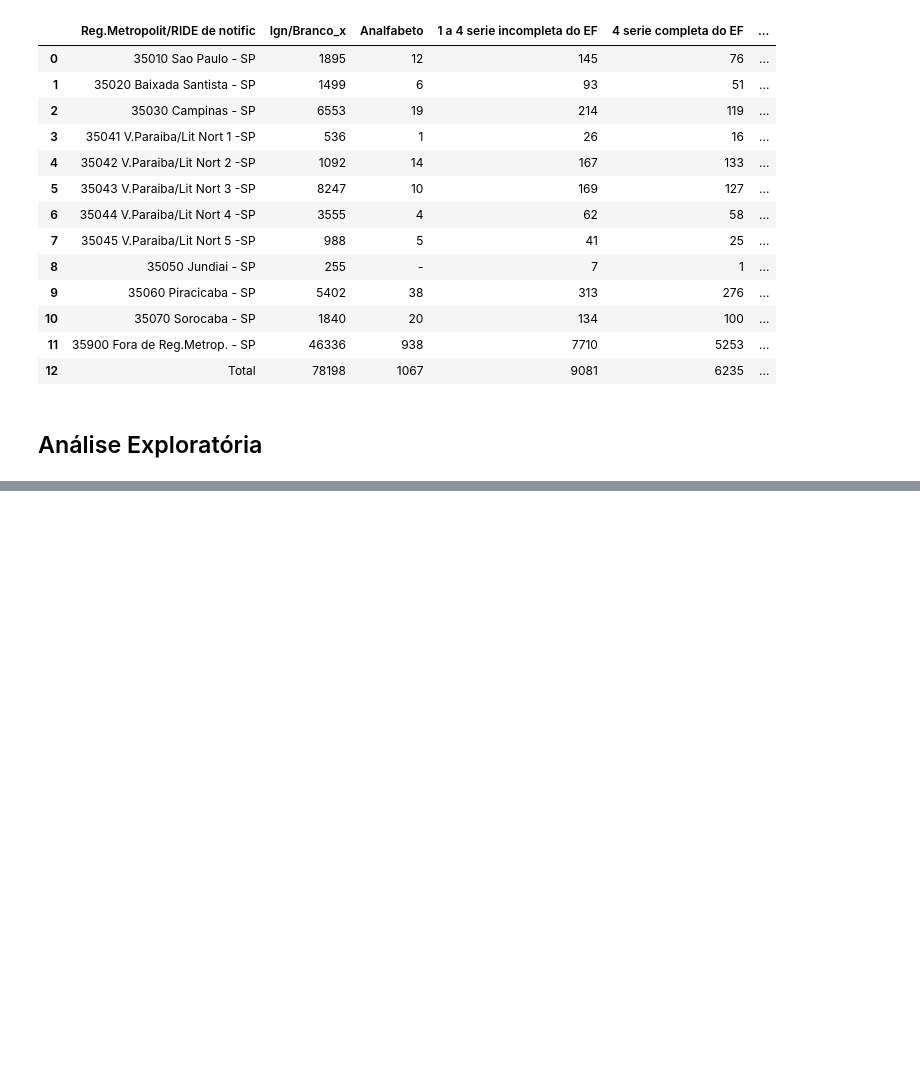
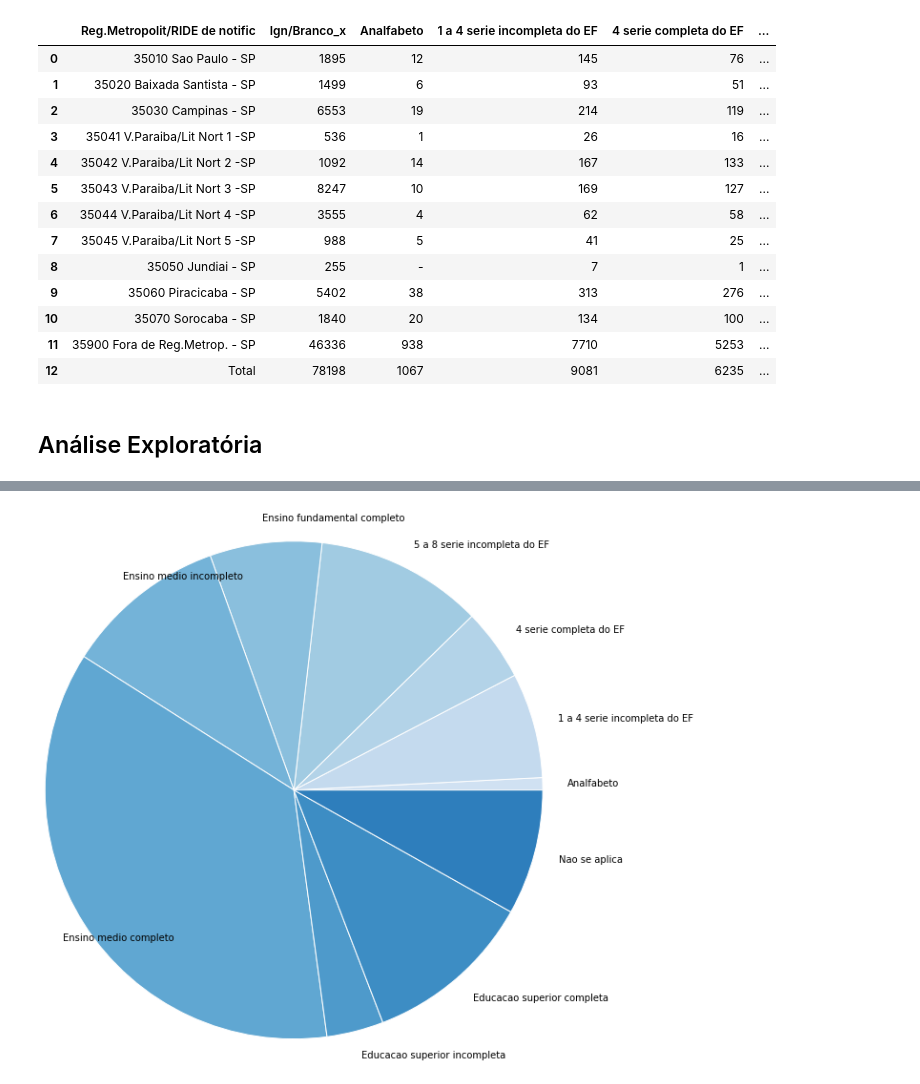
Before and after one commit to Guisor/Facens-IA-AnaliseExploratoria-Casos-Dengue-SP, a Jupyter notebook: Read_DataSources_Dengue.ipynb, the cells around one changed output, grey strips where cells are left out. Drawn from its saved outputs; the diff is of its cells as text; code cells hidden in the pictures; blank space fills up the shorter version.

```diff
--- a/Read_DataSources_Dengue.ipynb
+++ b/Read_DataSources_Dengue.ipynb
@@ -20,7 +21,7 @@ ds_raca
 | 11 | 35900 Fora de Reg.Metrop. - SP | 17020 | 103073 | 5314 | 999 | 27752 | 100 | 154258 |
 | 12 | Total | 32520 | 133032 | 7521 | 1290 | 36648 | 198 | 211209 |
 # %%
-ds_escolaridade = pd.read_csv('Escolaridade_Casos_2020.csv',  sep=';')
+ds_escolaridade = pd.read_csv('DataSource\Escolaridade_Casos_2020.csv',  sep=';')
 ds_escolaridade
 # %% [output]
 |  | Reg.Metropolit/RIDE de notific | Ign/Branco | Analfabeto | 1 a 4 serie incompleta do EF | 4 serie completa do EF | ... |
@@ -60,0 +81,19 @@ ds_dengue
+# %%
+#Dristribuiçãod dos casos por escolaridade
+x = ds_escolaridade.iloc[12][2:12]
+y = ['Analfabeto', '1 a 4 serie incompleta do EF', '4 serie completa do EF', '5 a 8 serie incompleta do EF',
+     'Ensino fundamental completo', 'Ensino medio incompleto', 'Ensino medio completo', 'Educacao superior incompleta',
+    'Educacao superior completa', 'Nao se aplica']
+
+colors = plt.get_cmap('Blues')(np.linspace(0.2, 0.7, len(x)))
+
+# plot
+fig, ax = plt.subplots()
+ax.pie(x, colors=colors, radius=3, center=(4, 4),
+       wedgeprops={"linewidth": 1, "edgecolor": "white"}, labels=y)
+
+
+
+plt.show()
+# %% [output]
+[figure, added]
```
Also changed, not shown: parts of 3 cells of this notebook.
